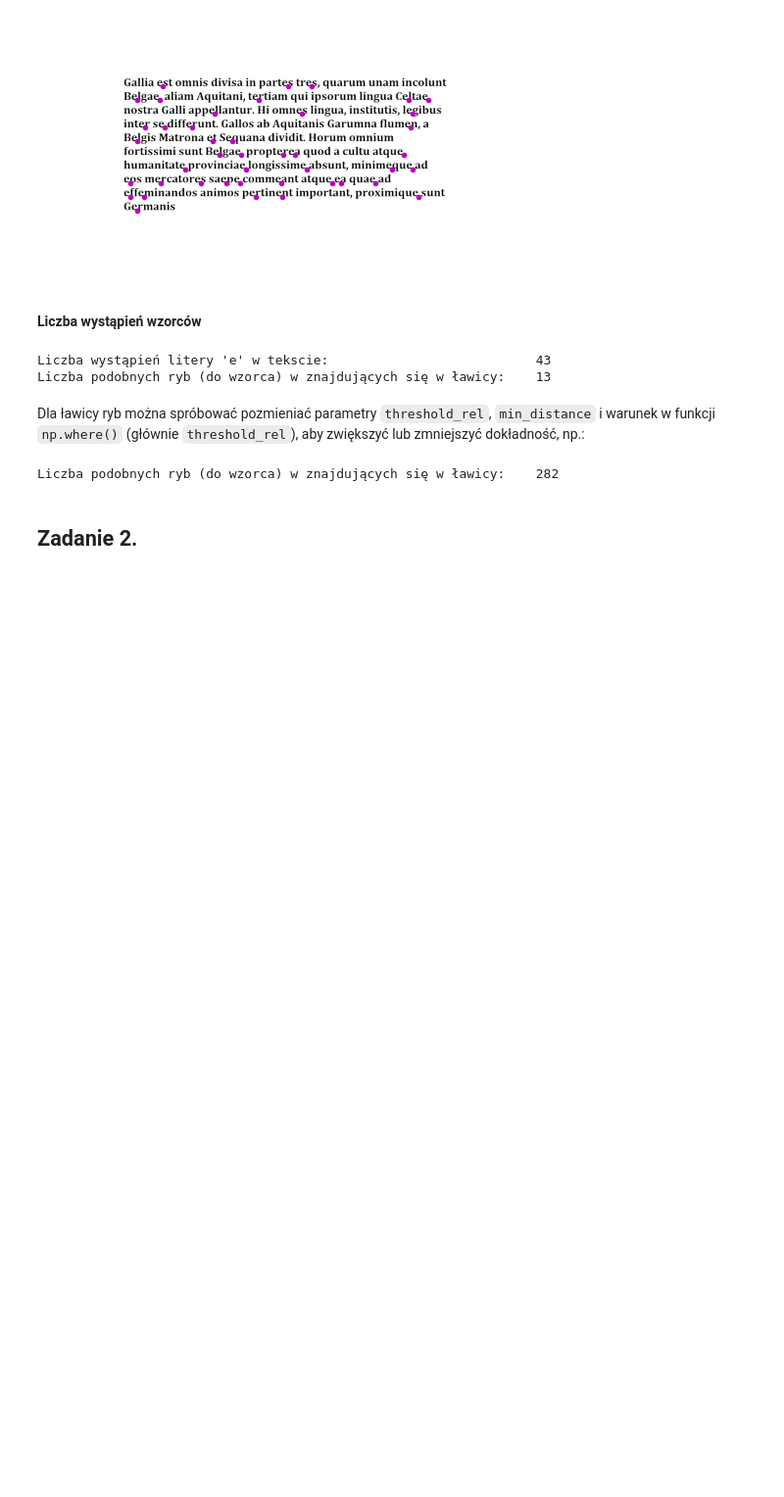
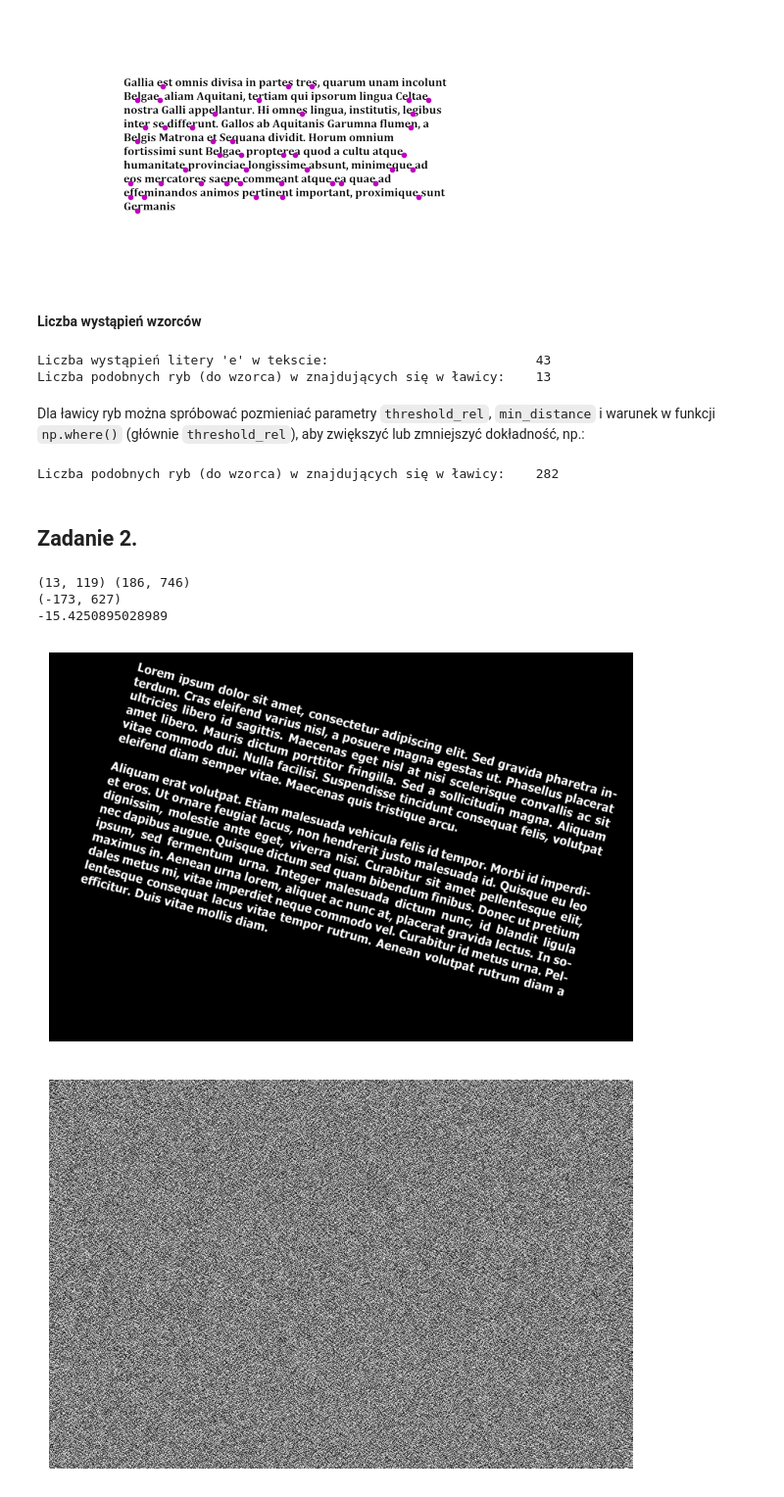
Before and after one commit to Szaroslav/computational-methods-agh-course, a Jupyter notebook: lab09/lab09.ipynb, the cells around one changed output. Shown at 98% size. Drawn from its saved outputs; the diff is of its cells as text; code cells hidden in the pictures; blank space fills up the shorter version.

```diff
--- a/lab09/lab09.ipynb
+++ b/lab09/lab09.ipynb
@@ -213,3 +213,56 @@ def create_characters(size=16) -> None:
             render_character(c, font, (2 * size, 2 * size))
 # %%
 create_characters(16)
+# %%
+# def fill_text_image(image):
+#     H, W = image.shape
+
+#     left, top, right, bottom = np.inf, np.inf, 0, 0
+#     for i, j in [(i, j) for i in range(H) for j in range(W)]:
+#         if image[i, j] > 10**-6:
+#             left, top = min(left, j), min(top, i)
+#             right, bottom = max(right, j), max(bottom, i)
+
+#     for i, j in [(i, j) for i in range(H) for j in range(W)]:
+#         if left <= j <= right and top <= i <= bottom:
+#             image[i, j] = 1
+
+#     return image
+
+
+def get_text_rotation(image, deg: bool = False) -> float:
+    H, W = image.shape
+
+    # (i, j)
+    upper_left      = (np.inf, 0)
+    upper_right     = (0, 0)
+
+    for i, j in [(i, j) for i in range(H) for j in range(W)]:
+        if image[i, j] > 10**-6:
+            if upper_left[0] > i:
+                upper_left = (i, j)
+            elif upper_right[1] < j:
+                upper_right = (i, j)
+
+    p = ((H - upper_right[0]) - (H - upper_left[0]), upper_right[1] - upper_left[1])
+    angle_rad = np.arctan2(p[0], p[1])
+
+    return angle_rad
+
+
+image_text0 = load_image("./assets/ex2/images/texts/lorem-tahoma-bold-15deg.png", invert=True, gscale=True)
+image_text1 = load_image("./assets/ex2/images/texts/lorem-tahoma-bold.png", invert=True, gscale=True)
+get_text_rotation(image_text0)
+show_image(image_text0)
+image_text1_phase = np.array([[cmath.phase(c) for c in row] for row in np.fft.fft2(image_text1)])
+show_image(image_text1_phase)
+# o_letter = load_image("./assets/ex2/images/fonts/verdana-regular/111.png", gscale=True)
+# C = correlation(image_text, o_letter)
+# show_image(image_text, (10, 8))
+# show_image(C, (10, 8))
+# %% [output]
+(13, 119) (186, 746)
+(-173, 627)
+-15.4250895028989
+[figure, added]
+[figure, added]
```
Also changed, not shown: parts of 1 cell of this notebook, 3 other files.
